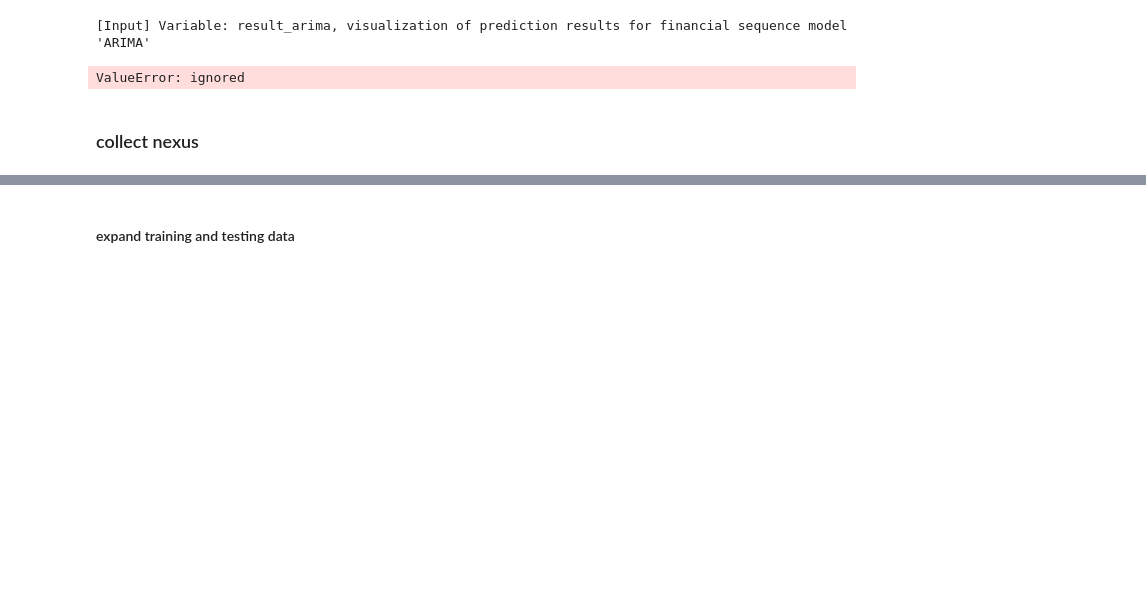
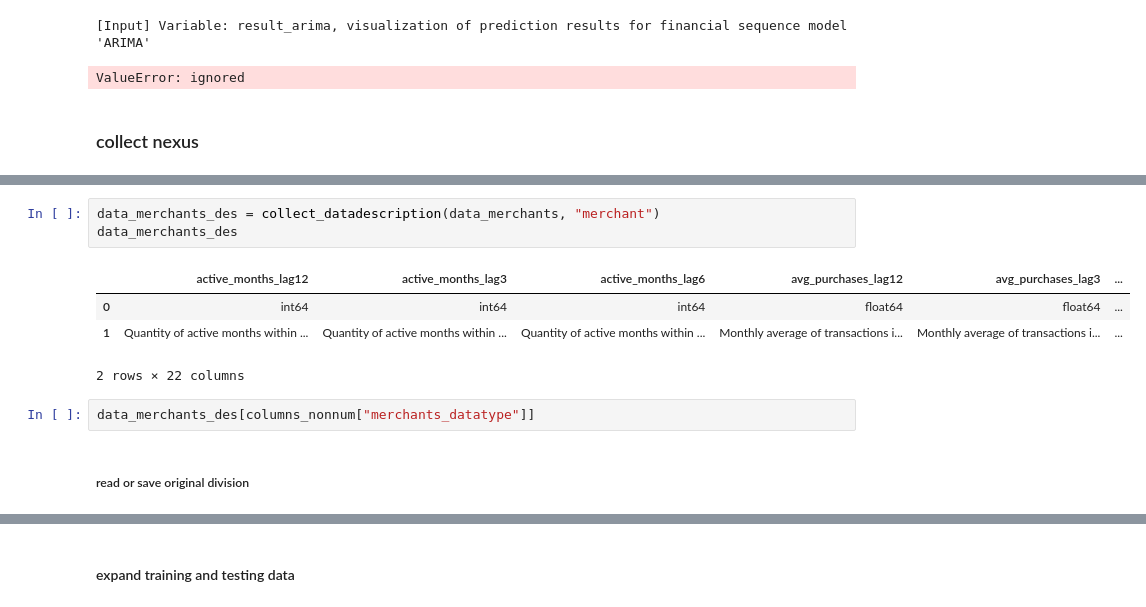
Before and after one commit to PaperStrange/AIProjectManger, a Jupyter notebook: utils/data_process.ipynb, the cells around one changed output, grey strips where cells are left out. Drawn from its saved outputs; the diff is of its cells as text; blank space fills up the shorter version.

```diff
--- a/utils/data_process.ipynb
+++ b/utils/data_process.ipynb
@@ -391,0 +699,12 @@ data_info[3]
+# %%
+data_merchants_des = collect_datadescription(data_merchants, "merchant")
+data_merchants_des
+# %% [output]
+|  | active_months_lag12 | active_months_lag3 | active_months_lag6 | avg_purchases_lag12 | avg_purchases_lag3 | ... |
+| 0 | int64 | int64 | int64 | float64 | float64 | ... |
+| 1 | Quantity of active months within ... | Quantity of active months within ... | Quantity of active months within ... | Monthly average of transactions i... | Monthly average of transactions i... | ... |
+2 rows × 22 columns
+# %%
+data_merchants_des[columns_nonnum["merchants_datatype"]]
+# %% [markdown]
+##### read or save original division
```
Also changed, not shown: parts of 129 cells of this notebook.
